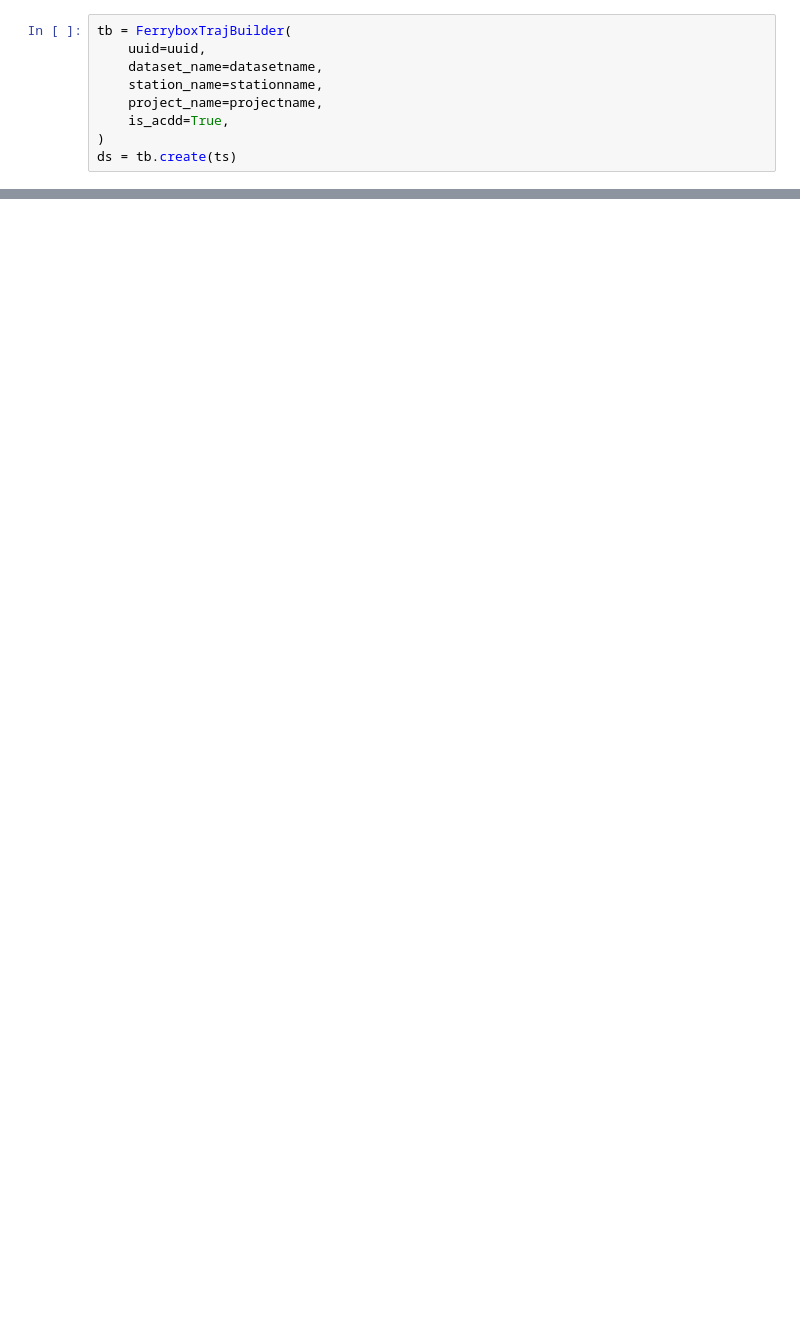
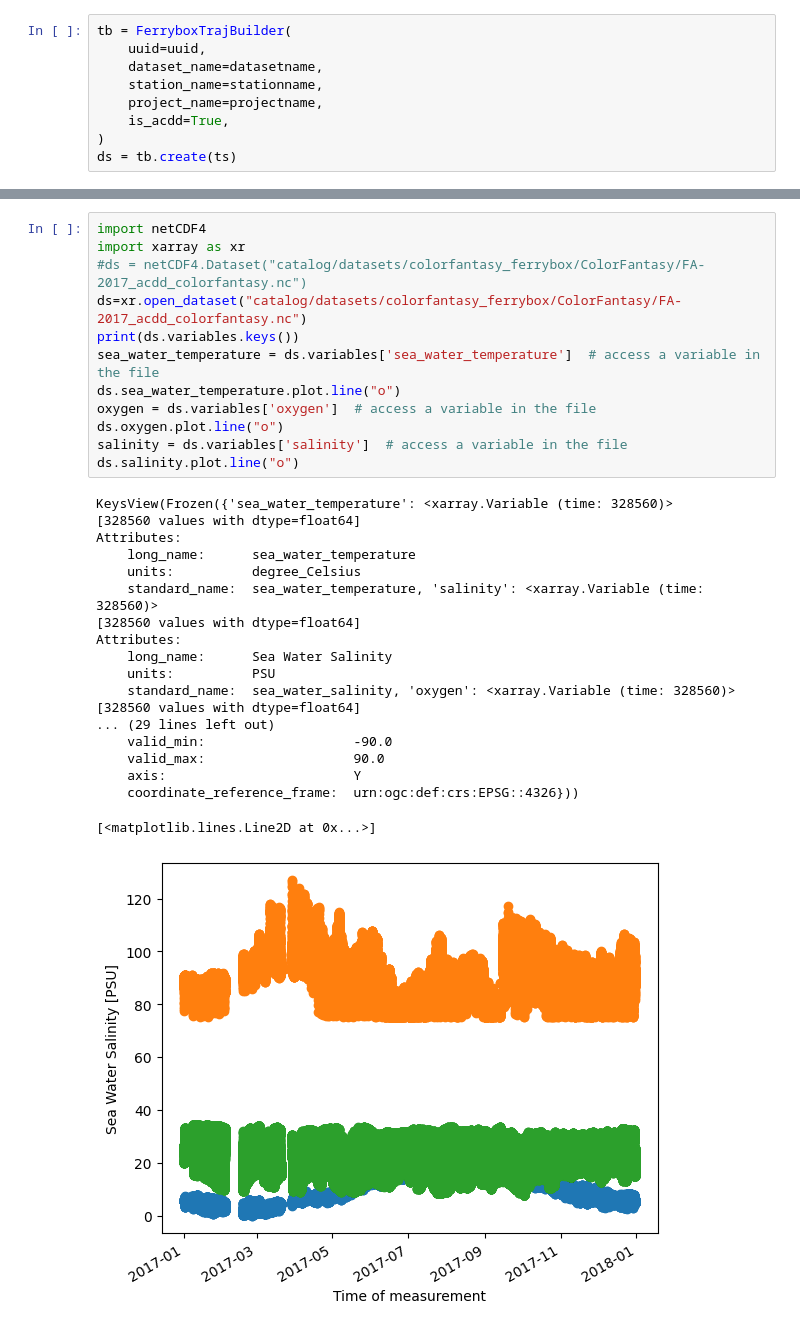
Before and after one commit to NIVANorge/datasetcreator, a Jupyter notebook: notebooks/norsoop-2017-2022.ipynb, the cells around one changed output, grey strips where cells are left out. Cells and saved outputs as stored; diff of their text form; blank space fills up the shorter version.

```diff
--- a/notebooks/norsoop-2017-2022.ipynb
+++ b/notebooks/norsoop-2017-2022.ipynb
@@ -91 +122,33 @@ Saving dataset slice 2017-01-01T13:25:03.000000000 --> 2017-01-30T23:59:23.00000
 Dataset was successfully saved
+# %%
+import netCDF4
+import xarray as xr
+#ds = netCDF4.Dataset("catalog/datasets/colorfantasy_ferrybox/ColorFantasy/FA-2017_acdd_colorfantasy.nc")
+ds=xr.open_dataset("catalog/datasets/colorfantasy_ferrybox/ColorFantasy/FA-2017_acdd_colorfantasy.nc")
+print(ds.variables.keys())
+sea_water_temperature = ds.variables['sea_water_temperature']  # access a variable in the file
+ds.sea_water_temperature.plot.line("o")
+oxygen = ds.variables['oxygen']  # access a variable in the file
+ds.oxygen.plot.line("o")
+salinity = ds.variables['salinity']  # access a variable in the file
+ds.salinity.plot.line("o")
+# %% [output]
+KeysView(Frozen({'sea_water_temperature': <xarray.Variable (time: 328560)>
+[328560 values with dtype=float64]
+Attributes:
+    long_name:      sea_water_temperature
+    units:          degree_Celsius
+    standard_name:  sea_water_temperature, 'salinity': <xarray.Variable (time: 328560)>
+[328560 values with dtype=float64]
+Attributes:
+    long_name:      Sea Water Salinity
+    units:          PSU
+    standard_name:  sea_water_salinity, 'oxygen': <xarray.Variable (time: 328560)>
+[328560 values with dtype=float64]
+... (29 lines left out)
+    valid_min:                   -90.0
+    valid_max:                   90.0
+    axis:                        Y
+    coordinate_reference_frame:  urn:ogc:def:crs:EPSG::4326}))
+[<matplotlib.lines.Line2D at 0x...>]
+[figure, added]
```
Also changed, not shown: parts of 6 cells of this notebook.
